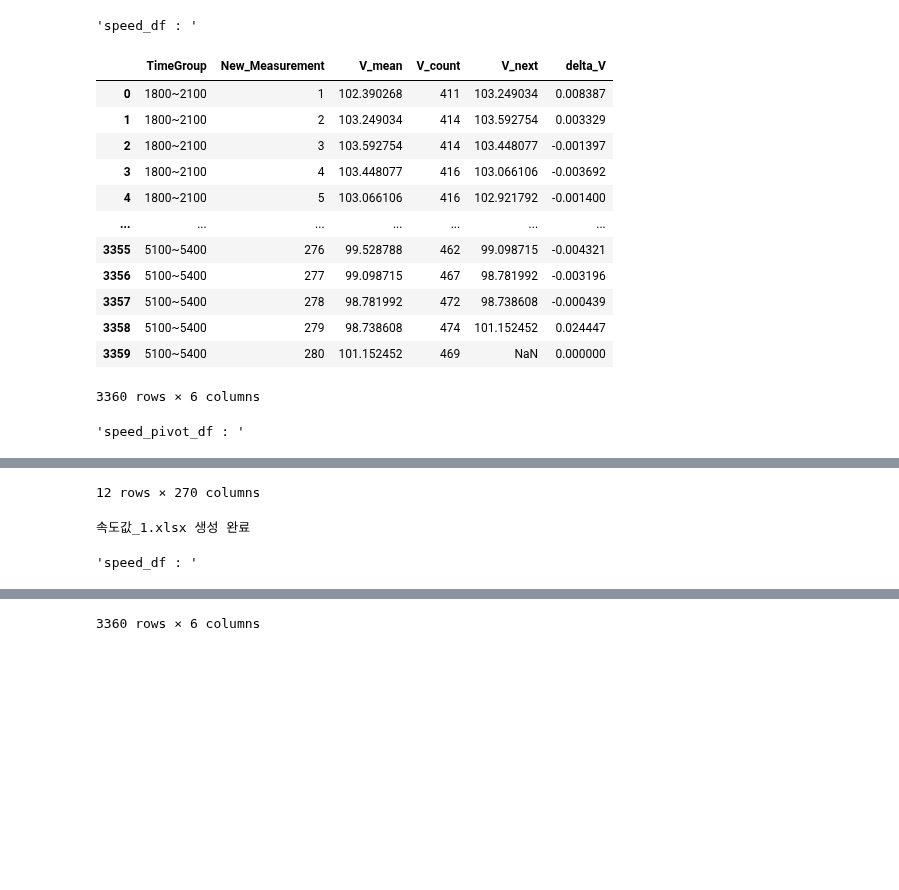
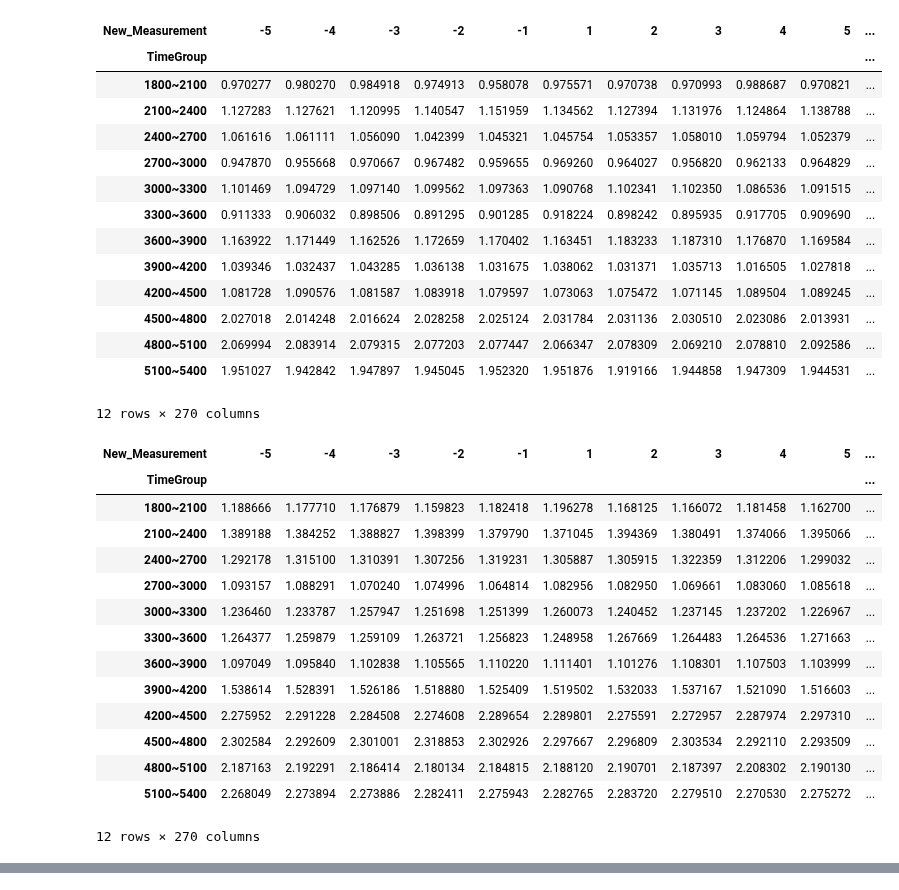
Before and after one commit to hminj98/VISSIM_macro, a Jupyter notebook: network_version2/4.0/3-1.stvm_V2.2-2.ipynb, the cells around one changed output, grey strips where cells are left out. Saved outputs shown, nothing was run; the diff lists cells and outputs as text; code cells hidden in the pictures; blank space fills up the shorter version.

Commit message:
pivot_table 함수 모듈화

```diff
--- a/network_version2/4.0/3-1.stvm_V2.2-2.ipynb
+++ b/network_version2/4.0/3-1.stvm_V2.2-2.ipynb
@@ -288,16 +288,25 @@ def variable_total_avg(variable_df):
     variable_total_df = pd.DataFrame([variable_df.mean(numeric_only=True)])
     return variable_total_df
 
-def pivot_stvm(stvm_df):
-    pivot_df = stvm_df.pivot(index="TimeGroup", columns="New_Measurement", values="STVM")
-    return pivot_df
-
 def speed_density_avg(density_df):
     copy_df = density_df.copy()
     avg_df = modify_frame(copy_df)
     avg_df = pd.DataFrame([avg_df.mean(numeric_only=True)])
-    avg_df = avg_df[["V_mean", "K", ]]
+    avg_df = avg_df[["V_mean", "K"]]
     return avg_df
+
+def pivot_table(df, value, preprocess=None):
+    copy_df = df.copy()
+    if preprocess :
+        copy_df = preprocess(copy_df)
+    return copy_df.pivot(index="TimeGroup", columns="New_Measurement", values=value)
+
+
+def pivot_stvm(stvm_df):
+    copy_df = stvm_df.copy()
+    pivot_df = copy_df.pivot(index="TimeGroup", columns="New_Measurement", values="STVM")
+    return pivot_df
+
 
 def pivot_delta_speed(speed_df):
     copy_df = speed_df.copy()
@@ -312,11 +321,9 @@ def pivot_delta_density(density_df):
     return delta_denisy_pivot_df
 
 def pivot_speed(speed_df) :
-    display("speed_df : ", speed_df)
     copy_df = speed_df.copy()
     speed_pivot_df = modify_frame(copy_df)
     speed_pivot_df = pd.pivot(speed_pivot_df, index="TimeGroup", columns= "New_Measurement", values="V_mean")
-    display("speed_pivot_df : ", speed_pivot_df)
     return speed_pivot_df
 
 def save_to_excel(excel_df, folder_path, file_name, i):
@@ -403,7 +410,6 @@ for i in range(len(mer_list)):
 
                 original_df = df[(df["t(Entry)"] != -1.00)].reset_index(drop=True)
 
-
                 #불필요 컬럼 제거
                 original_df.drop(columns=["b[m/s2]", "tQueue", "Occ", "Pers"], inplace=True, errors="ignore")
 
@@ -436,55 +442,69 @@ for i in range(len(mer_list)):
                 # STVM 계산
                 stvm_df = calculate_stvm(speed_df, density_df, heavy_df, entry_saturation_df, rfr_df, normality_df)
 
-
                 # Z-Score 계산
                 z_score_df = calculate_z_score(stvm_df)
                 #save_to_excel(z_score_df, folder_path, "환산점수", i)
 
                 # 변수별 TimeGroup별 평균
                 variable_time_df = variable_timegroup_avg(stvm_df)
                 #save_to_excel(variable_time_df, folder_path, "변수별 평균", i)
 
                 # 변수별 전체 평균
                 variable_total_df = variable_total_avg(variable_time_df)
                 #save_to_excel(variable_total_df, folder_path, "변수별 총 평균", i)
 
                 # STVM 피봇
-                stvm_pivot_df = pivot_stvm(stvm_df)
+                stvm_pivot_df = pivot_table(stvm_df, "STVM")
                 #save_to_excel(stvm_pivot_df, folder_path, "STVM", i)
 
                 # 속도, 밀도 전체 평균값
                 speed_density_df = speed_density_avg(density_df)
                 #save_to_excel(speed_density_df, folder_path, "속도_밀도 평균값", i)
 
                 # 속도 변화 피봇
-                delta_speed_pivot_df = pivot_delta_speed(speed_df)
+                delta_speed_pivot_df = pivot_table(speed_df, "delta_K", preprocess=modify_frame)
                 #save_to_excel(delta_speed_pivot_df, folder_path, "속도변화량", i)
 
                 # 속도값 피봇
-                speed_pivot_df = pivot_speed(speed_df)
-                save_to_excel(speed_pivot_df, folder_path, "속도값", i)
+                speed_pivot_df = pivot_table(speed_df, "V_mean", preprocess=modify_frame)
+                #save_to_excel(speed_pivot_df, folder_path, "속도값", i)
 
                 # 밀도 변화 피봇
                 delta_density_pivot_df = pivot_delta_density(density_df)
                 #save_to_excel(delta_density_pivot_df, folder_path, "밀도변화량", i)
 
                 # 메모리 정리
                 del df, original_df, speed_df, density_df, heavy_df, entry_saturation_df, rfr_df, normality_df, stvm_df, z_score_df
                 gc.collect()
 # %% [output]
+| New_Measurement | -5 | -4 | -3 | -2 | -1 | 1 | 2 | 3 | 4 | 5 | ... |
+| TimeGroup |  |  |  |  |  |  |  |  |  |  | ... |
+| 1800~2100 | 0.970277 | 0.980270 | 0.984918 | 0.974913 | 0.958078 | 0.975571 | 0.970738 | 0.970993 | 0.988687 | 0.970821 | ... |
+| 2100~2400 | 1.127283 | 1.127621 | 1.120995 | 1.140547 | 1.151959 | 1.134562 | 1.127394 | 1.131976 | 1.124864 | 1.138788 | ... |
+| 2400~2700 | 1.061616 | 1.061111 | 1.056090 | 1.042399 | 1.045321 | 1.045754 | 1.053357 | 1.058010 | 1.059794 | 1.052379 | ... |
+| 2700~3000 | 0.947870 | 0.955668 | 0.970667 | 0.967482 | 0.959655 | 0.969260 | 0.964027 | 0.956820 | 0.962133 | 0.964829 | ... |
+| 3000~3300 | 1.101469 | 1.094729 | 1.097140 | 1.099562 | 1.097363 | 1.090768 | 1.102341 | 1.102350 | 1.086536 | 1.091515 | ... |
+| 3300~3600 | 0.911333 | 0.906032 | 0.898506 | 0.891295 | 0.901285 | 0.918224 | 0.898242 | 0.895935 | 0.917705 | 0.909690 | ... |
+| 3600~3900 | 1.163922 | 1.171449 | 1.162526 | 1.172659 | 1.170402 | 1.163451 | 1.183233 | 1.187310 | 1.176870 | 1.169584 | ... |
+| 3900~4200 | 1.039346 | 1.032437 | 1.043285 | 1.036138 | 1.031675 | 1.038062 | 1.031371 | 1.035713 | 1.016505 | 1.027818 | ... |
+| 4200~4500 | 1.081728 | 1.090576 | 1.081587 | 1.083918 | 1.079597 | 1.073063 | 1.075472 | 1.071145 | 1.089504 | 1.089245 | ... |
+| 4500~4800 | 2.027018 | 2.014248 | 2.016624 | 2.028258 | 2.025124 | 2.031784 | 2.031136 | 2.030510 | 2.023086 | 2.013931 | ... |
+| 4800~5100 | 2.069994 | 2.083914 | 2.079315 | 2.077203 | 2.077447 | 2.066347 | 2.078309 | 2.069210 | 2.078810 | 2.092586 | ... |
+| 5100~5400 | 1.951027 | 1.942842 | 1.947897 | 1.945045 | 1.952320 | 1.951876 | 1.919166 | 1.944858 | 1.947309 | 1.944531 | ... |
-'speed_df : '
+12 rows × 270 columns
-|  | TimeGroup | New_Measurement | V_mean | V_count | V_next | delta_V |
-| 0 | 1800~2100 | 1 | 102.390268 | 411 | 103.249034 | 0.008387 |
-| 1 | 1800~2100 | 2 | 103.249034 | 414 | 103.592754 | 0.003329 |
-| 2 | 1800~2100 | 3 | 103.592754 | 414 | 103.448077 | -0.001397 |
-| 3 | 1800~2100 | 4 | 103.448077 | 416 | 103.066106 | -0.003692 |
-| 4 | 1800~2100 | 5 | 103.066106 | 416 | 102.921792 | -0.001400 |
-| ... | ... | ... | ... | ... | ... | ... |
-| 3355 | 5100~5400 | 276 | 99.528788 | 462 | 99.098715 | -0.004321 |
-| 3356 | 5100~5400 | 277 | 99.098715 | 467 | 98.781992 | -0.003196 |
-| 3357 | 5100~5400 | 278 | 98.781992 | 472 | 98.738608 | -0.000439 |
-| 3358 | 5100~5400 | 279 | 98.738608 | 474 | 101.152452 | 0.024447 |
-| 3359 | 5100~5400 | 280 | 101.152452 | 469 | NaN | 0.000000 |
+| New_Measurement | -5 | -4 | -3 | -2 | -1 | 1 | 2 | 3 | 4 | 5 | ... |
+| TimeGroup |  |  |  |  |  |  |  |  |  |  | ... |
+| 1800~2100 | 1.188666 | 1.177710 | 1.176879 | 1.159823 | 1.182418 | 1.196278 | 1.168125 | 1.166072 | 1.181458 | 1.162700 | ... |
+| 2100~2400 | 1.389188 | 1.384252 | 1.388827 | 1.398399 | 1.379790 | 1.371045 | 1.394369 | 1.380491 | 1.374066 | 1.395066 | ... |
+| 2400~2700 | 1.292178 | 1.315100 | 1.310391 | 1.307256 | 1.319231 | 1.305887 | 1.305915 | 1.322359 | 1.312206 | 1.299032 | ... |
+| 2700~3000 | 1.093157 | 1.088291 | 1.070240 | 1.074996 | 1.064814 | 1.082956 | 1.082950 | 1.069661 | 1.083060 | 1.085618 | ... |
+| 3000~3300 | 1.236460 | 1.233787 | 1.257947 | 1.251698 | 1.251399 | 1.260073 | 1.240452 | 1.237145 | 1.237202 | 1.226967 | ... |
+| 3300~3600 | 1.264377 | 1.259879 | 1.259109 | 1.263721 | 1.256823 | 1.248958 | 1.267669 | 1.264483 | 1.264536 | 1.271663 | ... |
+| 3600~3900 | 1.097049 | 1.095840 | 1.102838 | 1.105565 | 1.110220 | 1.111401 | 1.101276 | 1.108301 | 1.107503 | 1.103999 | ... |
+| 3900~4200 | 1.538614 | 1.528391 | 1.526186 | 1.518880 | 1.525409 | 1.519502 | 1.532033 | 1.537167 | 1.521090 | 1.516603 | ... |
+| 4200~4500 | 2.275952 | 2.291228 | 2.284508 | 2.274608 | 2.289654 | 2.289801 | 2.275591 | 2.272957 | 2.287974 | 2.297310 | ... |
+| 4500~4800 | 2.302584 | 2.292609 | 2.301001 | 2.318853 | 2.302926 | 2.297667 | 2.296809 | 2.303534 | 2.292110 | 2.293509 | ... |
+| 4800~5100 | 2.187163 | 2.192291 | 2.186414 | 2.180134 | 2.184815 | 2.188120 | 2.190701 | 2.187397 | 2.208302 | 2.190130 | ... |
+| 5100~5400 | 2.268049 | 2.273894 | 2.273886 | 2.282411 | 2.275943 | 2.282765 | 2.283720 | 2.279510 | 2.270530 | 2.275272 | ... |
-3360 rows × 6 columns
+12 rows × 270 columns
-'speed_pivot_df : '
@@ -505,3 +510,0 @@ for i in range(len(mer_list)):
-12 rows × 270 columns
-속도값_1.xlsx 생성 완료
-'speed_df : '
@@ -520 +510,0 @@ for i in range(len(mer_list)):
-3360 rows × 6 columns
```
Also changed, not shown: parts of 1 cell of this notebook.
